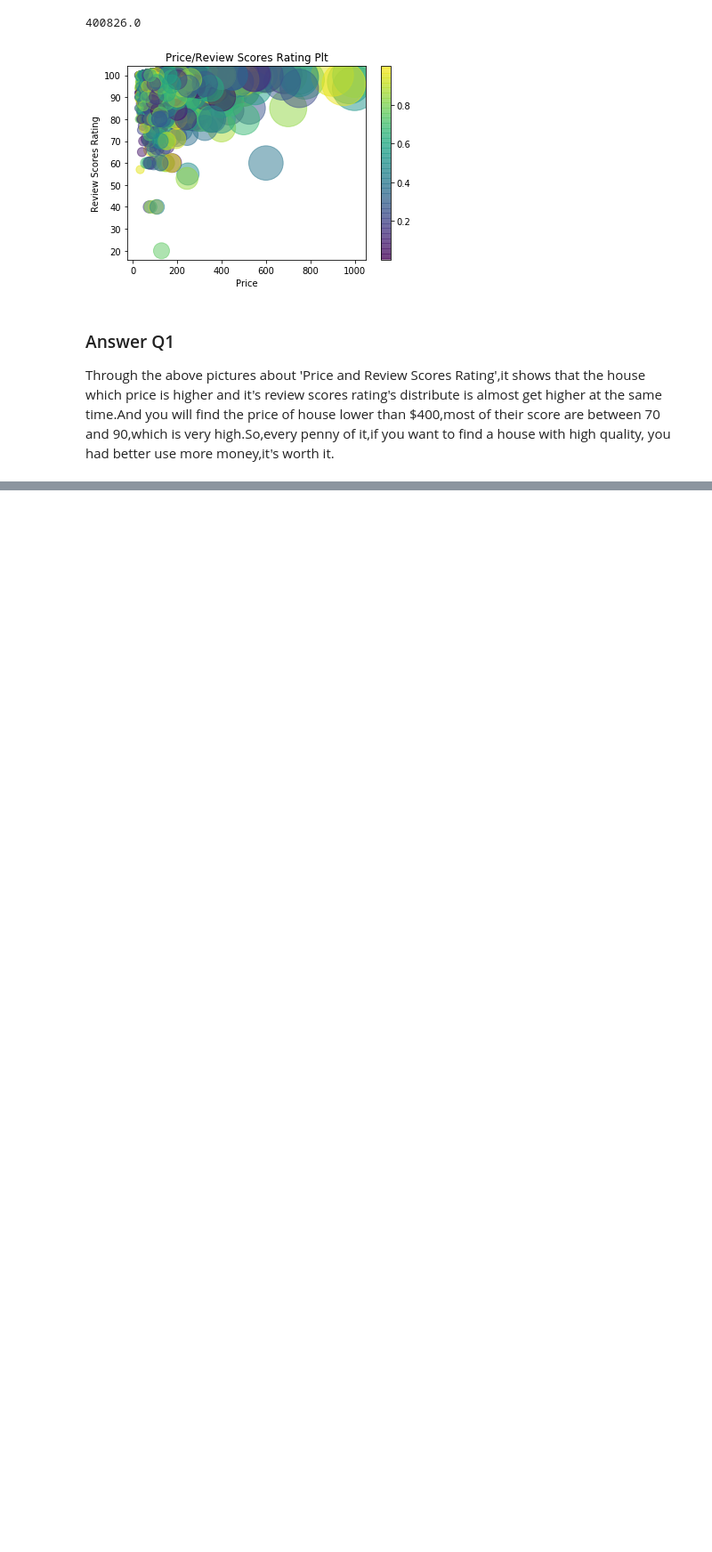
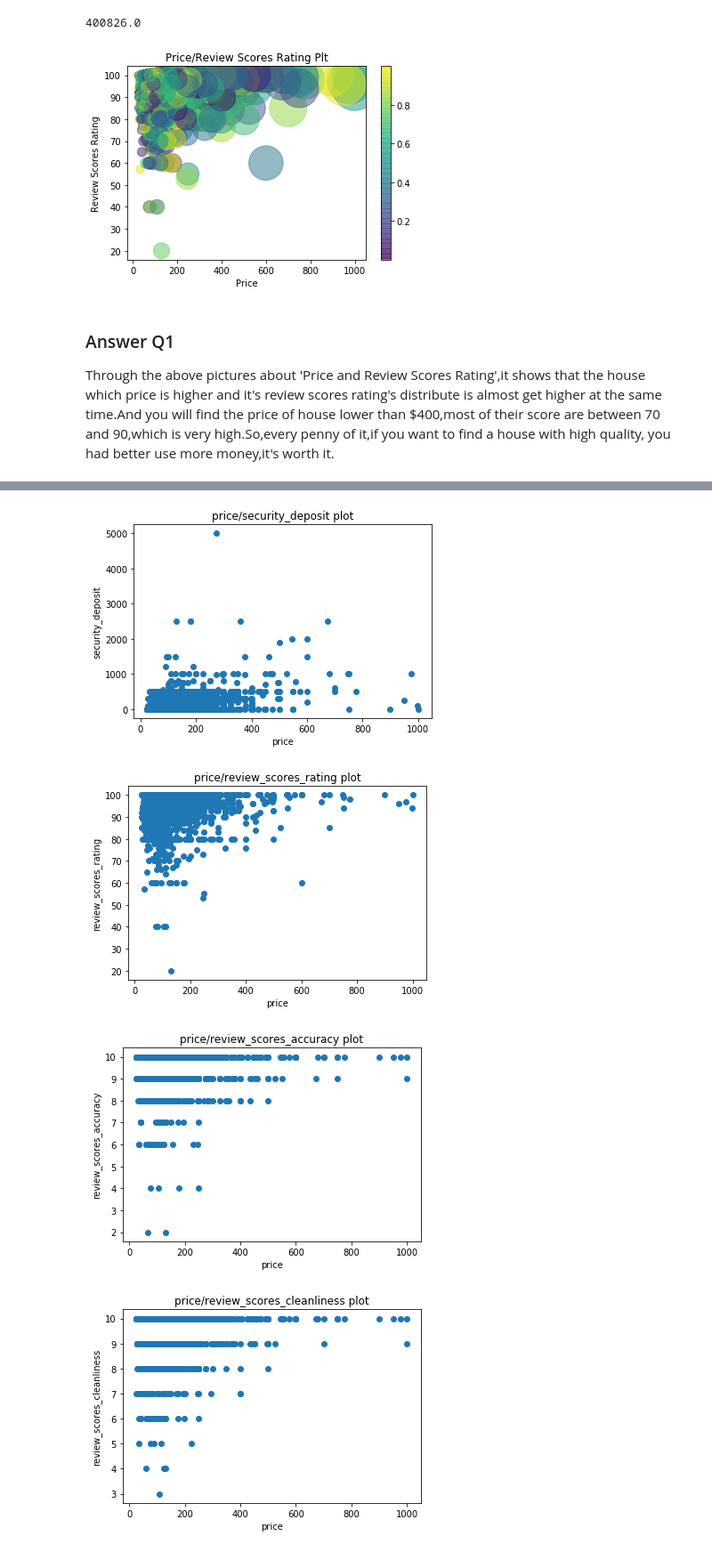
Before and after one commit to Rheasilvia/airbnb, a Jupyter notebook: airbnb.ipynb, the cells around one changed output, grey strips where cells are left out. Shown at 89% size. Cells and saved outputs as stored; diff of their text form; code cells hidden in the pictures; blank space fills up the shorter version.

```diff
--- a/airbnb.ipynb
+++ b/airbnb.ipynb
@@ -540,0 +546,6 @@ Through the above pictures about 'Price and Review Scores Rating',it shows that
+# %%
+#remove some columns,which are not required.
+feature_plt = feature_list
+feature_plt.remove('id')
+feature_plt.remove('city')
+feature_plt
@@ -540,0 +562,17 @@ Through the above pictures about 'Price and Review Scores Rating',it shows that
+# %%
+# plot
+max_val = len(feature_plt)
+for f1 in range(max_val):
+    for f2 in range(f1 + 1, max_val):
+        plt.scatter(df_seattle[feature_plt[f1]], df_seattle[feature_plt[f2]])
+        plt.xlabel(feature_plt[f1])
+        plt.ylabel(feature_plt[f2])
+        plt.title('{}/{} plot'.format(feature_plt[f1], feature_plt[f2]))
+        plt.show()
+
+    break
+# %% [output]
+[figure, added]
+[figure, added]
+[figure, added]
+[figure, added]
```
Also changed, not shown: parts of 11 cells of this notebook.
